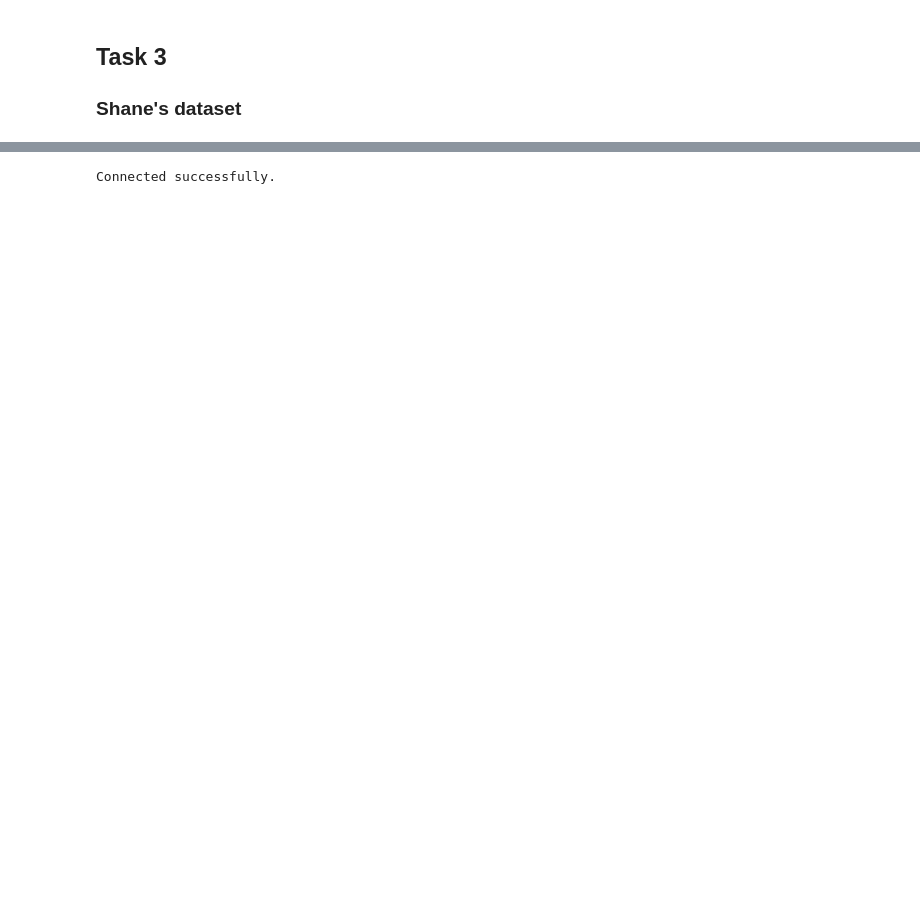
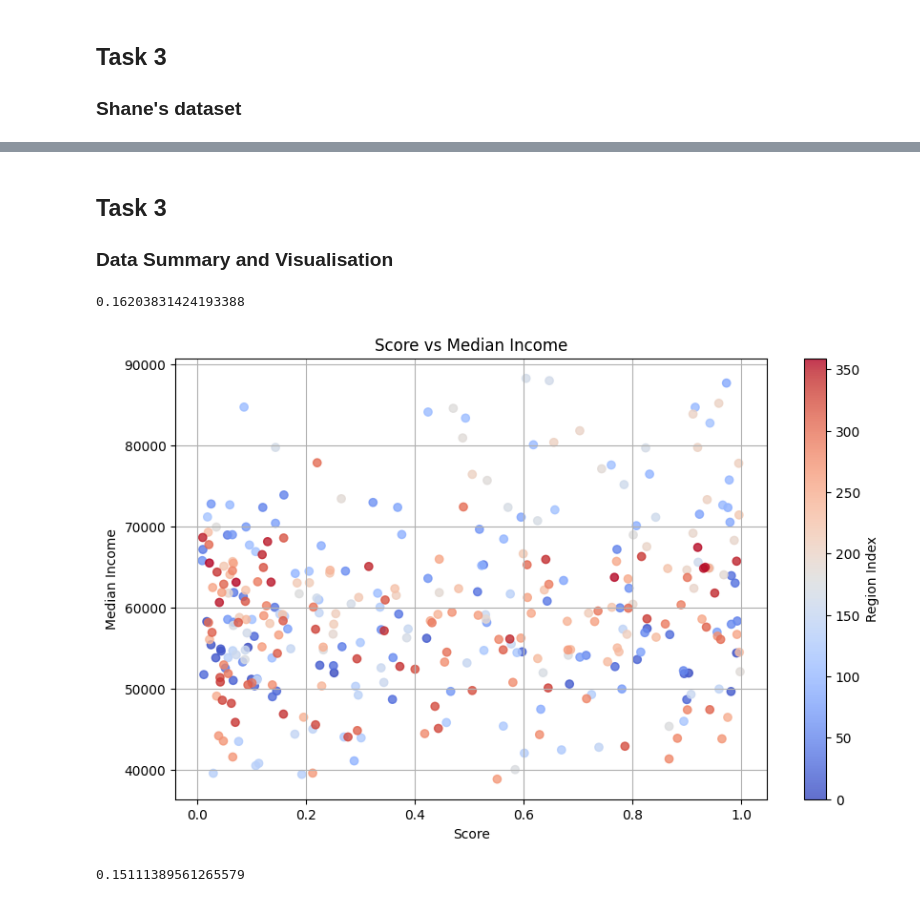
Before and after one commit to horeilly2021/Sydney-Analysis-Python-SQL, a Jupyter notebook: DATA2901_Assignment1.ipynb, the cells around one changed output, grey strips where cells are left out. Cells and saved outputs as stored; diff of their text form; code cells hidden in the pictures; blank space fills up the shorter version.

Commit message:
data viz done

```diff
--- a/DATA2901_Assignment1.ipynb
+++ b/DATA2901_Assignment1.ipynb
@@ -784,7 +741,7 @@ WHERE
     total_people >= 100
 """
 min_people = query(conn, sql)
-venues = pd.merge(venues, min_people, on='sa2_code', how='left')
+venues = pd.merge(min_people, venues, on='sa2_code', how='left')
 # %%
 """
 Adding venues z-scores into the dataframe
@@ -1058,4 +881,48 @@ merged_df
-# %%
-db, conn = pgconnect(credentials)
-# %% [output]
-Connected successfully.
+# %% [markdown]
+## Task 3
+### Data Summary and Visualisation
+# %%
+"""
+Correlation before removing outliers
+"""
+
+scores = score_and_income['Score']
+median_incomes = score_and_income['median_income']
+
+correlation_matrix = np.corrcoef(scores, median_incomes)
+correlation_matrix[0,1]
+# %% [output]
+0.16203831424193388
+# %%
+"""
+Filtering out outliers (-3 < z score < 3)
+"""
+
+z_score_columns = ['z_scores_schools', 'z_scores_stops', 'z_scores_polling', 'z_scores_businesses', 'z_scores_venues', 'z_scores_employed']
+
+for column in z_score_columns:
+    outliers_mask = (score_and_income[column] > 3) | (score_and_income[column] < -3)
+    score_and_income = score_and_income[~outliers_mask]
+# %%
+data = score_and_income
+
+# Plot the data
+plt.figure(figsize=(10, 6))
+plt.scatter(data['Score'], data['median_income'], c=data.index, cmap='coolwarm', alpha=0.8)
+
+plt.xlabel('Score')
+plt.ylabel('Median Income')
+plt.title('Score vs Median Income')
+plt.colorbar(label='Region Index')
+plt.grid(True)
+plt.show()
+# %% [output]
+[figure, added]
+# %%
+scores = score_and_income['Score']
+median_incomes = score_and_income['median_income']
+
+correlation_matrix = np.corrcoef(scores, median_incomes)
+correlation_matrix[0,1]
+# %% [output]
+0.15111389561265579
```
Also changed, not shown: parts of 34 cells of this notebook.
